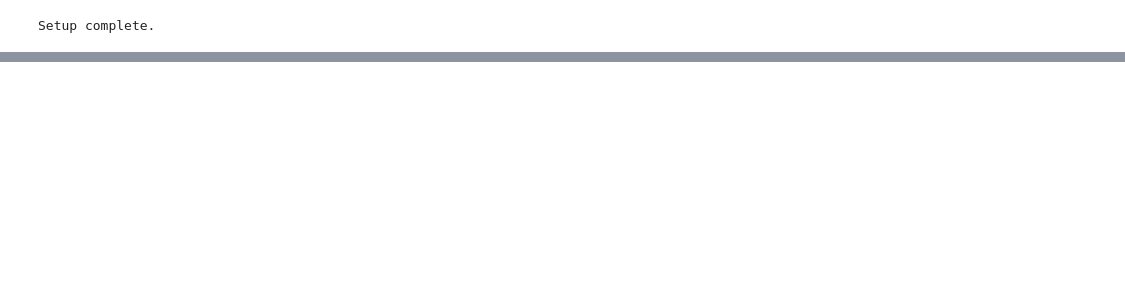
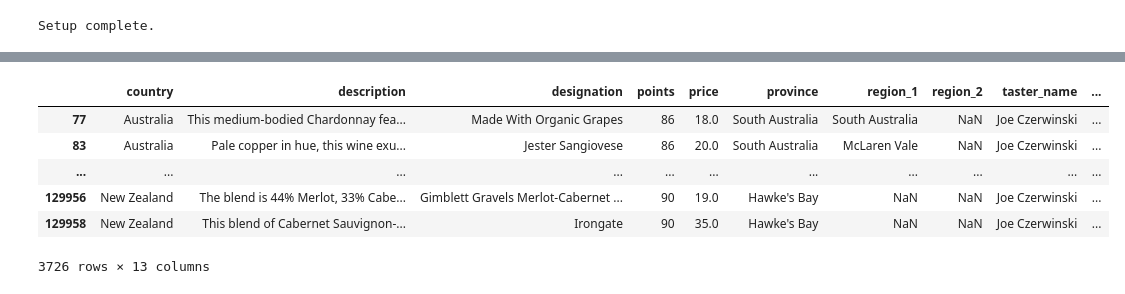
Before and after one commit to JoshuaSzenk/pandas_schulung, a Jupyter notebook: pandas_schulung_k2.ipynb, the cells around one changed output, grey strips where cells are left out. Saved outputs shown, nothing was run; the diff lists cells and outputs as text; code cells hidden in the pictures; blank space fills up the shorter version.

```diff
--- a/pandas_schulung_k2.ipynb
+++ b/pandas_schulung_k2.ipynb
@@ -20,0 +106,13 @@ reviews.head()
+# %%
+top_oceania_wines = reviews.loc[(reviews.country.isin(["Australien", "New Zealand"])) & (reviews.points <= 95)]
+#top_oceania_wines = reviews.loc[((reviews.country == "Australia") | (reviews.country == "New Zealand")) & (reviews.points <= 95)]
+
+top_oceania_wines
+# %% [output]
+|  | country | description | designation | points | price | province | region_1 | region_2 | taster_name | ... |
+| 77 | Australia | This medium-bodied Chardonnay fea... | Made With Organic Grapes | 86 | 18.0 | South Australia | South Australia | NaN | Joe Czerwinski | ... |
+| 83 | Australia | Pale copper in hue, this wine exu... | Jester Sangiovese | 86 | 20.0 | South Australia | McLaren Vale | NaN | Joe Czerwinski | ... |
+| ... | ... | ... | ... | ... | ... | ... | ... | ... | ... | ... |
+| 129956 | New Zealand | The blend is 44% Merlot, 33% Cabe... | Gimblett Gravels Merlot-Cabernet ... | 90 | 19.0 | Hawke's Bay | NaN | NaN | Joe Czerwinski | ... |
+| 129958 | New Zealand | This blend of Cabernet Sauvignon-... | Irongate | 90 | 35.0 | Hawke's Bay | NaN | NaN | Joe Czerwinski | ... |
+3726 rows × 13 columns
```
Also changed, not shown: parts of 8 cells of this notebook.
